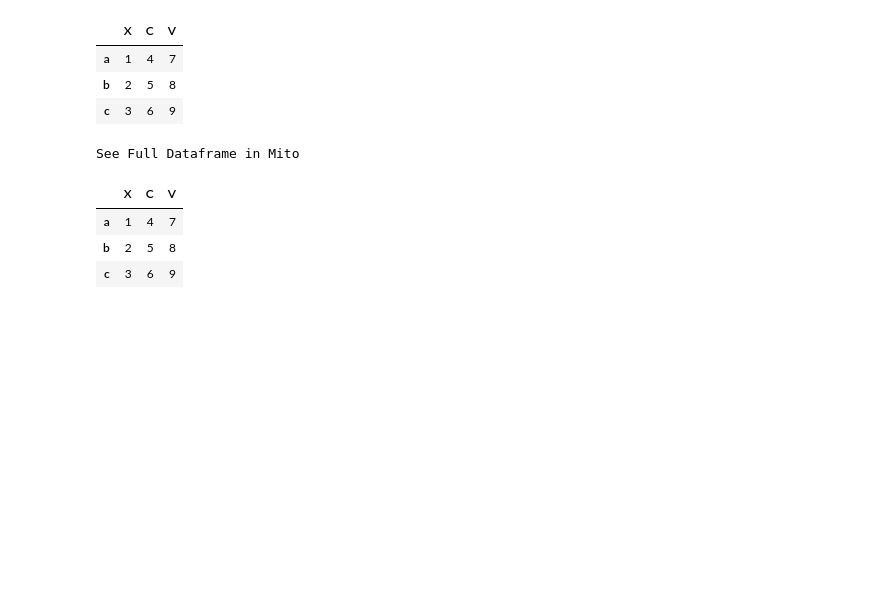
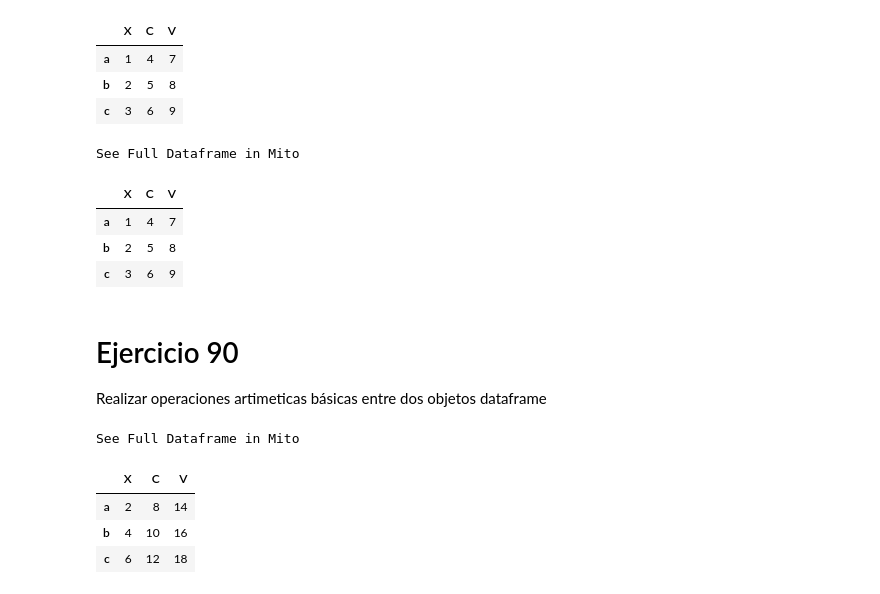
Before and after one commit to TherealVL/Ejercicios_Pandas, a Jupyter notebook: Ejercicios_Panda.ipynb, the cells around one changed output. Cells and saved outputs as stored; diff of their text form; code cells hidden in the pictures; blank space fills up the shorter version.

Commit message:
Ejercicio 90

```diff
--- a/Ejercicios_Panda.ipynb
+++ b/Ejercicios_Panda.ipynb
@@ -1287,3 +1287,14 @@ See Full Dataframe in Mito
 | a | 1 | 4 | 7 |
 | b | 2 | 5 | 8 |
 | c | 3 | 6 | 9 |
+# %% [markdown]
+# Ejercicio 90
+Realizar operaciones artimeticas básicas entre dos objetos dataframe
+# %%
+df89.add(df89)
+# %% [output]
+See Full Dataframe in Mito
+|  | X | C | V |
+| a | 2 | 8 | 14 |
+| b | 4 | 10 | 16 |
+| c | 6 | 12 | 18 |
```
Also changed, not shown: parts of 3 cells of this notebook.
